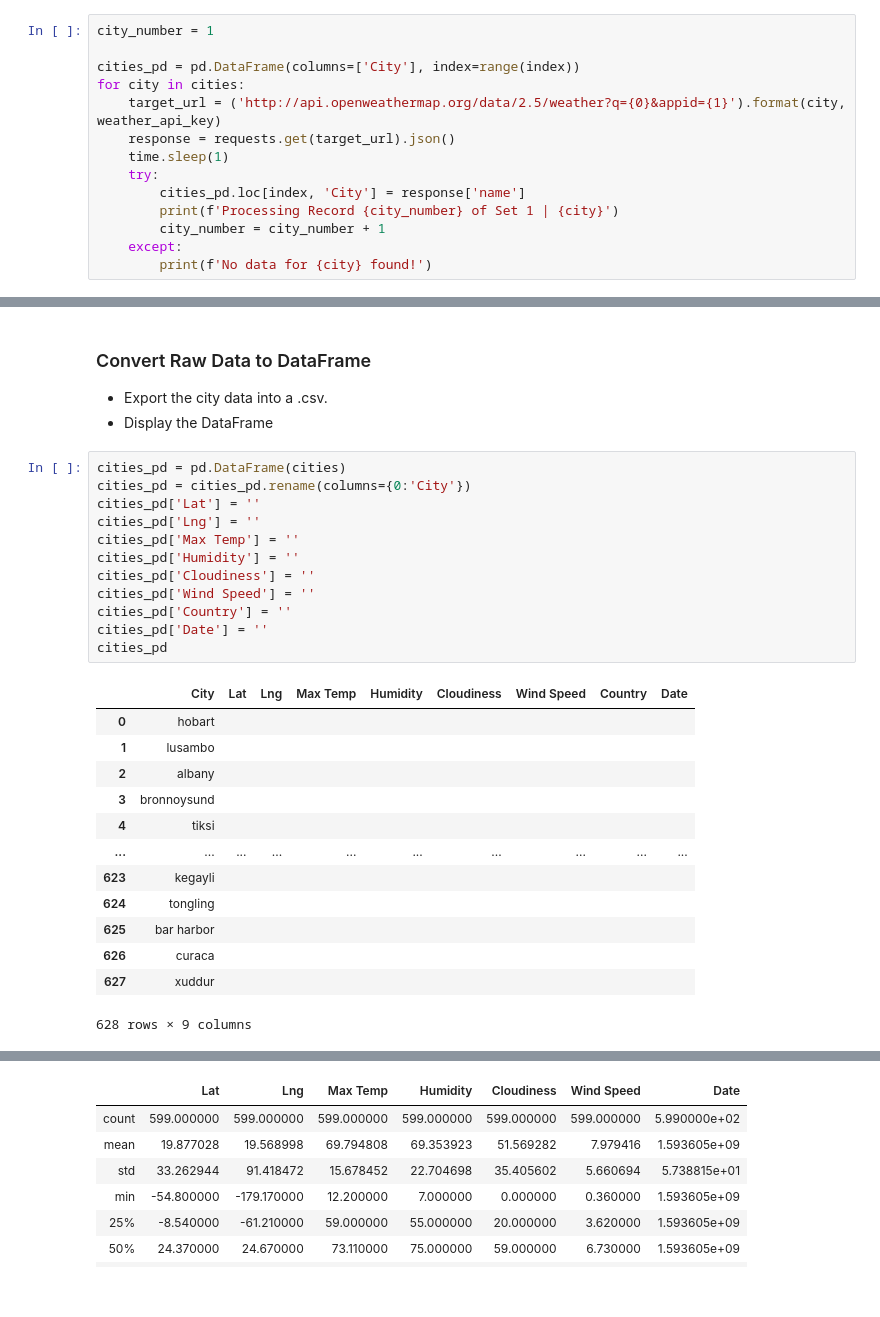
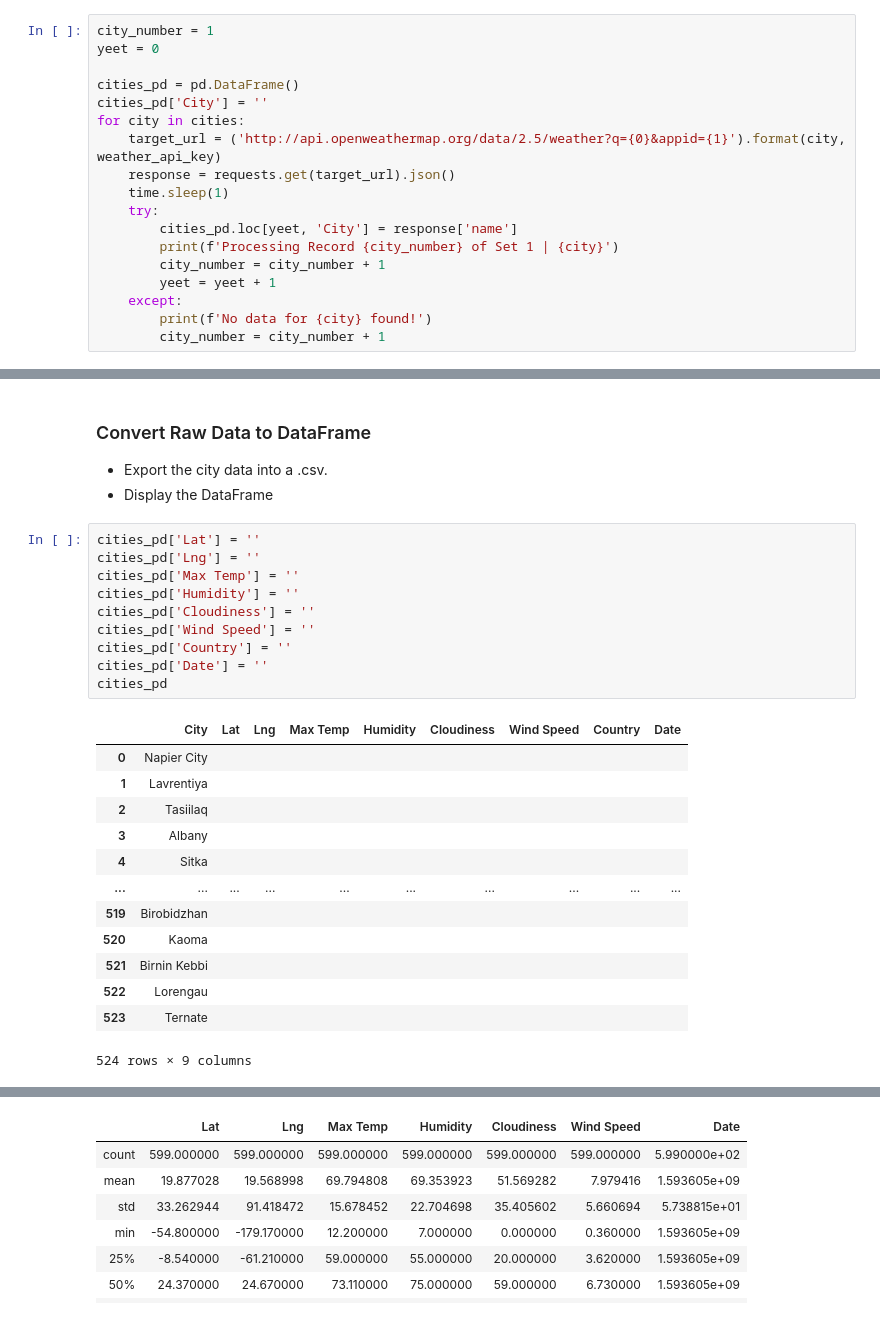
Before and after one commit to littleprincecurry/python-api-challenge, a Jupyter notebook: WeatherPy/WeatherPy.ipynb, the cells around one changed output, grey strips where cells are left out. Saved outputs shown, nothing was run; the diff lists cells and outputs as text.

Commit message:
populated dataframe

```diff
--- a/WeatherPy/WeatherPy.ipynb
+++ b/WeatherPy/WeatherPy.ipynb
@@ -62,16 +64,20 @@ index = len(cities)
 * Include a print log of each city as it'sbeing processed (with the city number and city name).
 # %%
 city_number = 1
+yeet = 0
 
-cities_pd = pd.DataFrame(columns=['City'], index=range(index))
+cities_pd = pd.DataFrame()
+cities_pd['City'] = ''
 for city in cities:
     target_url = ('http://api.openweathermap.org/data/2.5/weather?q={0}&appid={1}').format(city, weather_api_key)
     response = requests.get(target_url).json()
     time.sleep(1)
     try:
-        cities_pd.loc[index, 'City'] = response['name']
+        cities_pd.loc[yeet, 'City'] = response['name']
         print(f'Processing Record {city_number} of Set 1 | {city}')
         city_number = city_number + 1
+        yeet = yeet + 1
     except:
         print(f'No data for {city} found!')
+        city_number = city_number + 1
 # %% [output]
@@ -113,31 +119,29 @@ cities_pd
 * Export the city data into a .csv.
 * Display the DataFrame
 # %%
-cities_pd = pd.DataFrame(cities)
-cities_pd = cities_pd.rename(columns={0:'City'})
 cities_pd['Lat'] = ''
 cities_pd['Lng'] = ''
 cities_pd['Max Temp'] = ''
 cities_pd['Humidity'] = ''
 cities_pd['Cloudiness'] = ''
 cities_pd['Wind Speed'] = ''
 cities_pd['Country'] = ''
 cities_pd['Date'] = ''
 cities_pd
 # %% [output]
 |  | City | Lat | Lng | Max Temp | Humidity | Cloudiness | Wind Speed | Country | Date |
-| 0 | hobart |  |  |  |  |  |  |  |  |
-| 1 | lusambo |  |  |  |  |  |  |  |  |
-| 2 | albany |  |  |  |  |  |  |  |  |
-| 3 | bronnoysund |  |  |  |  |  |  |  |  |
-| 4 | tiksi |  |  |  |  |  |  |  |  |
+| 0 | Napier City |  |  |  |  |  |  |  |  |
+| 1 | Lavrentiya |  |  |  |  |  |  |  |  |
+| 2 | Tasiilaq |  |  |  |  |  |  |  |  |
+| 3 | Albany |  |  |  |  |  |  |  |  |
+| 4 | Sitka |  |  |  |  |  |  |  |  |
 | ... | ... | ... | ... | ... | ... | ... | ... | ... | ... |
-| 623 | kegayli |  |  |  |  |  |  |  |  |
-| 624 | tongling |  |  |  |  |  |  |  |  |
-| 625 | bar harbor |  |  |  |  |  |  |  |  |
-| 626 | curaca |  |  |  |  |  |  |  |  |
-| 627 | xuddur |  |  |  |  |  |  |  |  |
+| 519 | Birobidzhan |  |  |  |  |  |  |  |  |
+| 520 | Kaoma |  |  |  |  |  |  |  |  |
+| 521 | Birnin Kebbi |  |  |  |  |  |  |  |  |
+| 522 | Lorengau |  |  |  |  |  |  |  |  |
+| 523 | Ternate |  |  |  |  |  |  |  |  |
-628 rows × 9 columns
+524 rows × 9 columns
 # %%
 for index, row in cities_pd.iterrows():
     city = row['City']
```
Also changed, not shown: parts of 6 cells of this notebook.
